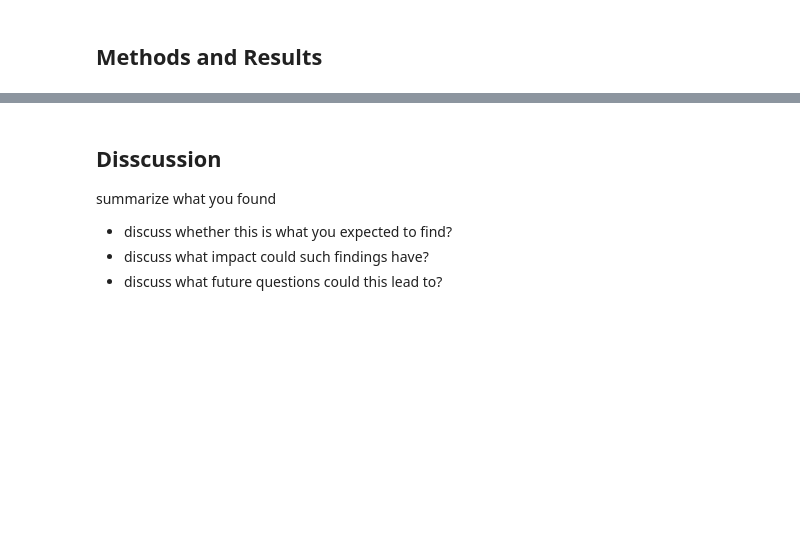
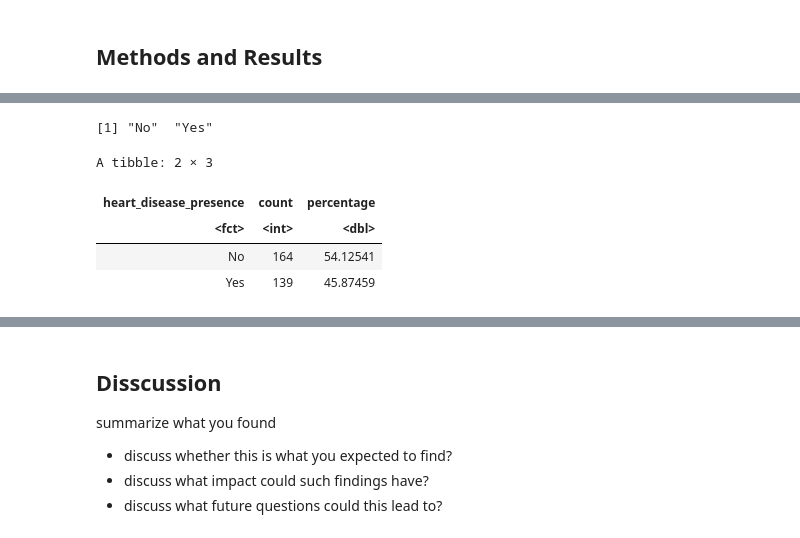
Before and after one commit to acorni02/dsci-100-2022w1-group-4, a Jupyter notebook: group_project_report.ipynb, the cells around one changed output, grey strips where cells are left out. Cells and saved outputs as stored; diff of their text form; code cells hidden in the pictures; blank space fills up the shorter version.

```diff
--- a/group_project_report.ipynb
+++ b/group_project_report.ipynb
@@ -38,0 +105,26 @@ note: all tables and figure should have a figure/table number and a legend
+# %%
+#summary of the data set
+# makes num the factor by which every predictor is being used to classify
+heart_disease <- heart_disease |>
+    mutate(heart_disease_presence = as_factor(num_edited))
+
+#shows the different categories that heart disease can be classified as
+heart_disease |>
+    pull(heart_disease_presence) |>
+    levels()
+
+#Show the percentage of the whole data that each level of severity makes up
+num_obs <- nrow(heart_disease)
+heart_disease |>
+    group_by(heart_disease_presence) |>
+    summarize(
+        count = n(),
+        percentage = n() / num_obs * 100
+        )
+# %% [output]
+[1] "No"  "Yes"
+A tibble: 2 × 3
+| heart_disease_presence | count | percentage |
+| <fct> | <int> | <dbl> |
+| No | 164 | 54.12541 |
+| Yes | 139 | 45.87459 |
```
Also changed, not shown: parts of 5 cells of this notebook.
